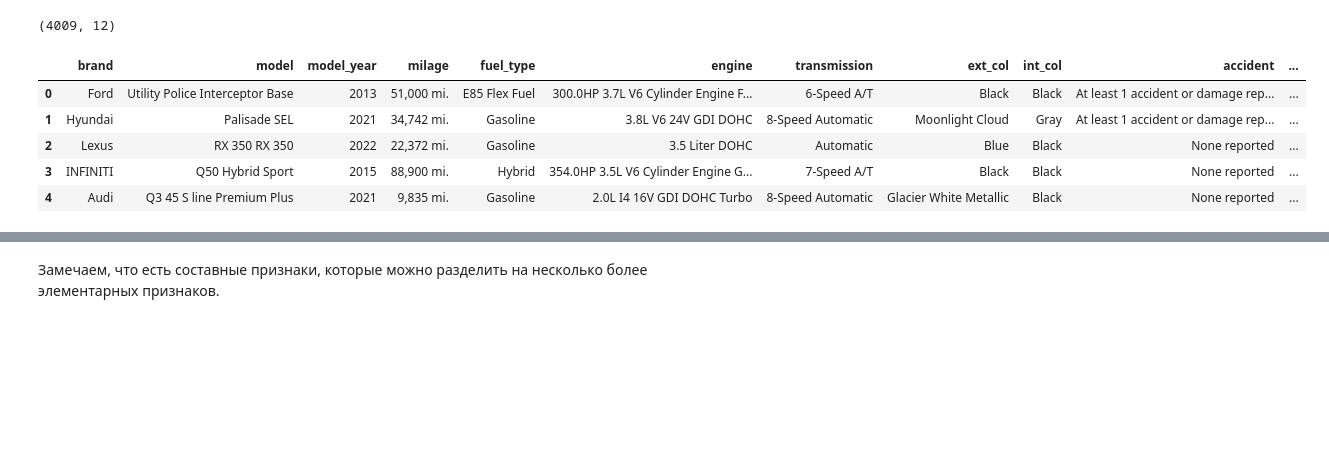
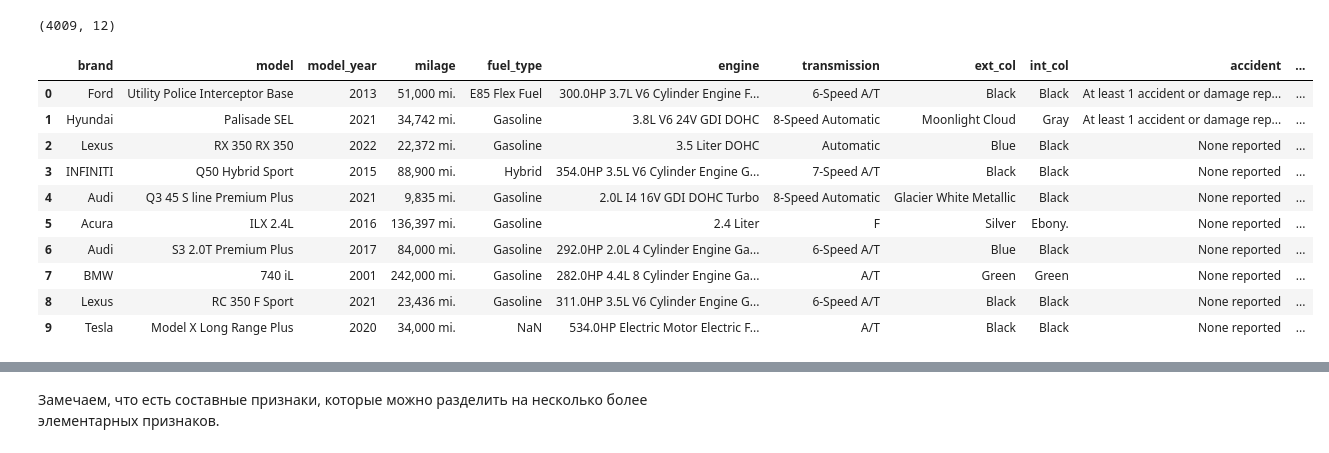
Before and after one commit to TMLechik/applied-ml-projects, a Jupyter notebook: Research.ipynb, the cells around one changed output, grey strips where cells are left out. Saved outputs shown, nothing was run; the diff lists cells and outputs as text; code cells hidden in the pictures; blank space fills up the shorter version.

```diff
--- a/Research.ipynb
+++ b/Research.ipynb
@@ -18,12 +48,17 @@ print(df.shape)
 # %% [output]
 (4009, 12)
 # %%
-display(df.head())
+display(df.head(10))
 # %% [output]
 |  | brand | model | model_year | milage | fuel_type | engine | transmission | ext_col | int_col | accident | ... |
 | 0 | Ford | Utility Police Interceptor Base | 2013 | 51,000 mi. | E85 Flex Fuel | 300.0HP 3.7L V6 Cylinder Engine F... | 6-Speed A/T | Black | Black | At least 1 accident or damage rep... | ... |
 | 1 | Hyundai | Palisade SEL | 2021 | 34,742 mi. | Gasoline | 3.8L V6 24V GDI DOHC | 8-Speed Automatic | Moonlight Cloud | Gray | At least 1 accident or damage rep... | ... |
 | 2 | Lexus | RX 350 RX 350 | 2022 | 22,372 mi. | Gasoline | 3.5 Liter DOHC | Automatic | Blue | Black | None reported | ... |
 | 3 | INFINITI | Q50 Hybrid Sport | 2015 | 88,900 mi. | Hybrid | 354.0HP 3.5L V6 Cylinder Engine G... | 7-Speed A/T | Black | Black | None reported | ... |
 | 4 | Audi | Q3 45 S line Premium Plus | 2021 | 9,835 mi. | Gasoline | 2.0L I4 16V GDI DOHC Turbo | 8-Speed Automatic | Glacier White Metallic | Black | None reported | ... |
+| 5 | Acura | ILX 2.4L | 2016 | 136,397 mi. | Gasoline | 2.4 Liter | F | Silver | Ebony. | None reported | ... |
+| 6 | Audi | S3 2.0T Premium Plus | 2017 | 84,000 mi. | Gasoline | 292.0HP 2.0L 4 Cylinder Engine Ga... | 6-Speed A/T | Blue | Black | None reported | ... |
+| 7 | BMW | 740 iL | 2001 | 242,000 mi. | Gasoline | 282.0HP 4.4L 8 Cylinder Engine Ga... | A/T | Green | Green | None reported | ... |
+| 8 | Lexus | RC 350 F Sport | 2021 | 23,436 mi. | Gasoline | 311.0HP 3.5L V6 Cylinder Engine G... | 6-Speed A/T | Black | Black | None reported | ... |
+| 9 | Tesla | Model X Long Range Plus | 2020 | 34,000 mi. | NaN | 534.0HP Electric Motor Electric F... | A/T | Black | Black | None reported | ... |
 # %%
```
Also changed, not shown: parts of 135 cells of this notebook.
